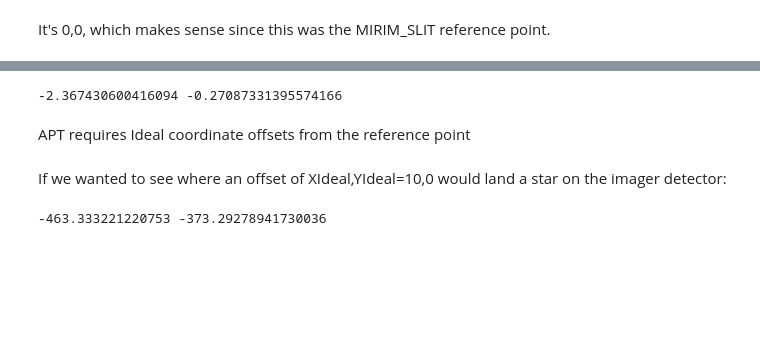
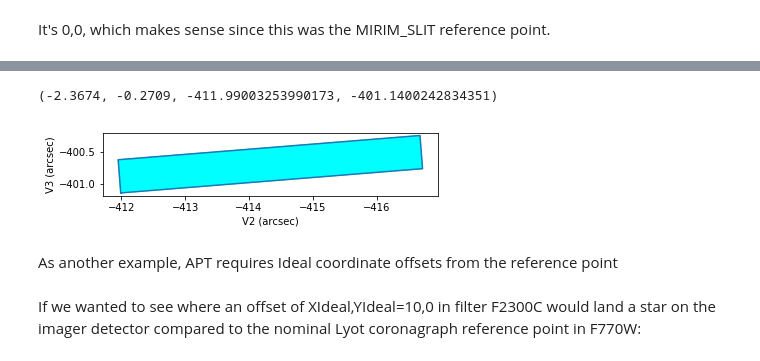
Before and after one commit to STScI-MIRI/miricoord, a Jupyter notebook: miricoord/BasicTransforms.ipynb, the cells around one changed output, grey strips where cells are left out. Cells and saved outputs as stored; diff of their text form; code cells hidden in the pictures; blank space fills up the shorter version.

```diff
--- a/miricoord/BasicTransforms.ipynb
+++ b/miricoord/BasicTransforms.ipynb
@@ -43,0 +21,2 @@ print(x_back,y_back)
+# %%
+siaf = pysiaf.Siaf('MIRI')
@@ -60,13 +95,15 @@ v2,v3=-411.99, -401.14
 # %%
-xideal,yideal=mirim_tools.v2v3toIdeal(v2,v3,'MIRIM_SLIT')
+xideal,yideal,v2,v3
+# %% [output]
+(-2.3674, -0.2709, -411.99003253990173, -401.1400242834351)
-# %%
-print(xideal,yideal)
-# %% [output]
--2.367430600416094 -0.27087331395574166
+# %%
+siaf['MIRIM_SLIT'].plot()
+# %% [output]
+[figure, added]
 # %% [markdown]
-APT requires Ideal coordinate offsets from the reference point
+As another example, APT requires Ideal coordinate offsets from the reference point
 # %% [markdown]
-If we wanted to see where an offset of XIdeal,YIdeal=10,0 would land a star on the imager detector:
+If we wanted to see where an offset of XIdeal,YIdeal=10,0 in filter F2300C would land a star on the imager detector compared to the nominal Lyot coronagraph reference point in F770W:
 # %%
 xideal,yideal=10,0
 # %%
@@ -74,4 +110,0 @@ v2,v3=mirim_tools.Idealtov2v3(xideal,yideal,'MIRIM_ILLUM')
-# %%
-print(v2,v3)
-# %% [output]
--463.333221220753 -373.29278941730036
```
Also changed, not shown: parts of 90 cells of this notebook, 1 other file.
